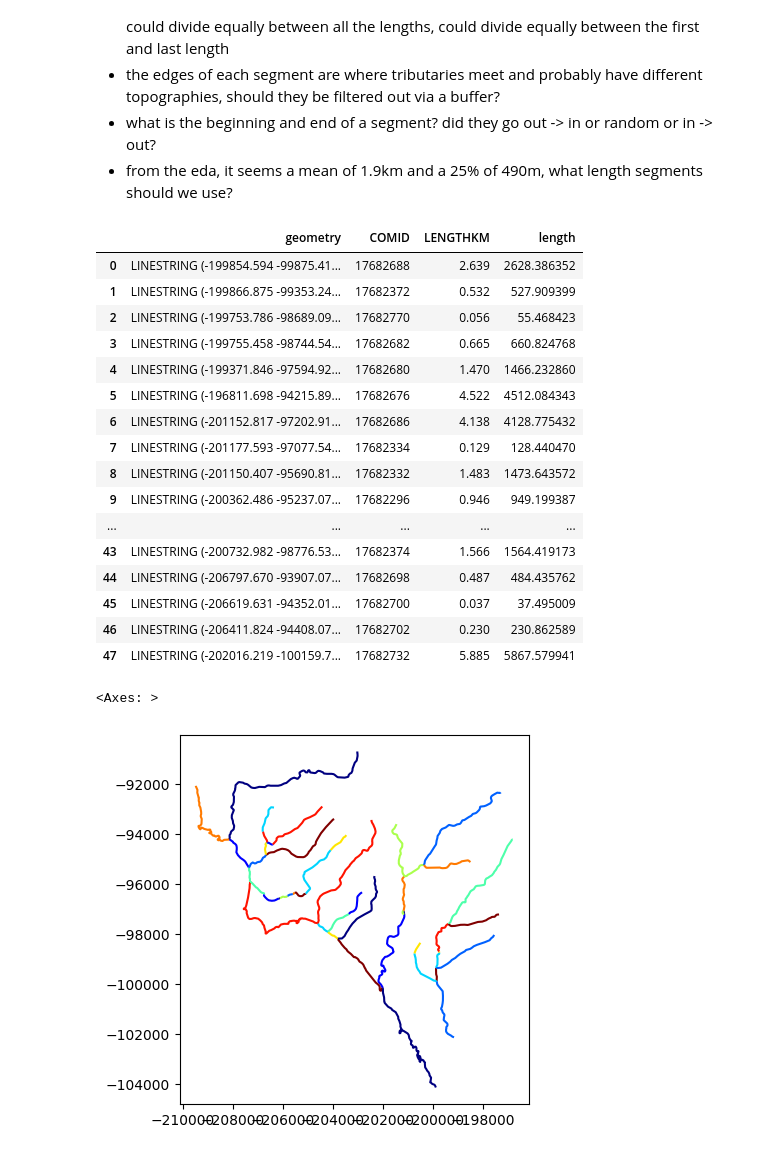
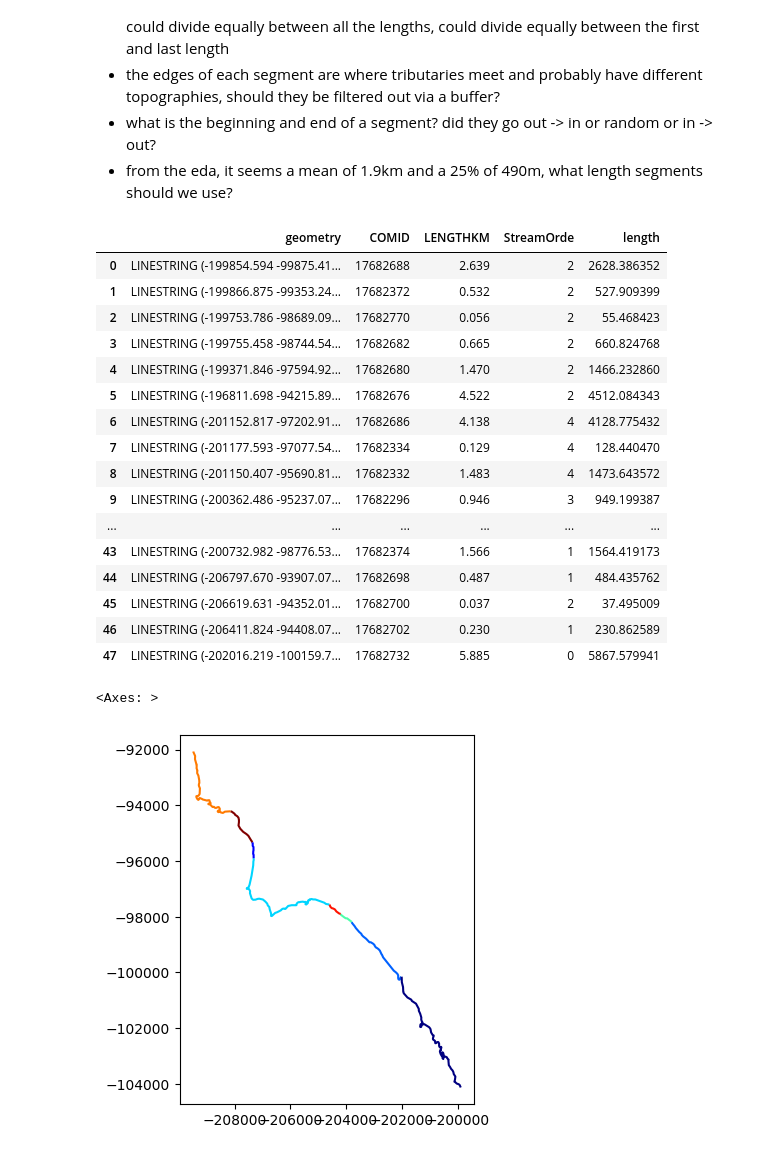
Before and after one commit to avkoehl/valleys, a Jupyter notebook: notebooks/split.ipynb, the cells around one changed output. Saved outputs shown, nothing was run; the diff lists cells and outputs as text; code cells hidden in the pictures.

Commit message:
filter non stream water bodies, figured out what stream order of 0 is?

```diff
--- a/notebooks/split.ipynb
+++ b/notebooks/split.ipynb
@@ -43,6 +43,7 @@ aoi = box(-122.4484, 37.0866, -122.24, 37.15)
 fields = [
     'COMID',
     'LENGTHKM',
+    'StreamOrde'
 ]
 
 nhd = NHD('flowline_mr', outfields = fields)
@@ -51,25 +52,25 @@ flowlines = flowlines.to_crs(3310)
 flowlines['length'] = flowlines['geometry'].apply(lambda x: x.length)
 flowlines
 # %% [output]
-|  | geometry | COMID | LENGTHKM | length |
-| 0 | LINESTRING (-199854.594 -99875.41... | 17682688 | 2.639 | 2628.386352 |
-| 1 | LINESTRING (-199866.875 -99353.24... | 17682372 | 0.532 | 527.909399 |
-| 2 | LINESTRING (-199753.786 -98689.09... | 17682770 | 0.056 | 55.468423 |
-| 3 | LINESTRING (-199755.458 -98744.54... | 17682682 | 0.665 | 660.824768 |
-| 4 | LINESTRING (-199371.846 -97594.92... | 17682680 | 1.470 | 1466.232860 |
-| 5 | LINESTRING (-196811.698 -94215.89... | 17682676 | 4.522 | 4512.084343 |
-| 6 | LINESTRING (-201152.817 -97202.91... | 17682686 | 4.138 | 4128.775432 |
-| 7 | LINESTRING (-201177.593 -97077.54... | 17682334 | 0.129 | 128.440470 |
-| 8 | LINESTRING (-201150.407 -95690.81... | 17682332 | 1.483 | 1473.643572 |
-| 9 | LINESTRING (-200362.486 -95237.07... | 17682296 | 0.946 | 949.199387 |
-| ... | ... | ... | ... | ... |
-| 43 | LINESTRING (-200732.982 -98776.53... | 17682374 | 1.566 | 1564.419173 |
-| 44 | LINESTRING (-206797.670 -93907.07... | 17682698 | 0.487 | 484.435762 |
-| 45 | LINESTRING (-206619.631 -94352.01... | 17682700 | 0.037 | 37.495009 |
-| 46 | LINESTRING (-206411.824 -94408.07... | 17682702 | 0.230 | 230.862589 |
-| 47 | LINESTRING (-202016.219 -100159.7... | 17682732 | 5.885 | 5867.579941 |
+|  | geometry | COMID | LENGTHKM | StreamOrde | length |
+| 0 | LINESTRING (-199854.594 -99875.41... | 17682688 | 2.639 | 2 | 2628.386352 |
+| 1 | LINESTRING (-199866.875 -99353.24... | 17682372 | 0.532 | 2 | 527.909399 |
+| 2 | LINESTRING (-199753.786 -98689.09... | 17682770 | 0.056 | 2 | 55.468423 |
+| 3 | LINESTRING (-199755.458 -98744.54... | 17682682 | 0.665 | 2 | 660.824768 |
+| 4 | LINESTRING (-199371.846 -97594.92... | 17682680 | 1.470 | 2 | 1466.232860 |
+| 5 | LINESTRING (-196811.698 -94215.89... | 17682676 | 4.522 | 2 | 4512.084343 |
+| 6 | LINESTRING (-201152.817 -97202.91... | 17682686 | 4.138 | 4 | 4128.775432 |
+| 7 | LINESTRING (-201177.593 -97077.54... | 17682334 | 0.129 | 4 | 128.440470 |
+| 8 | LINESTRING (-201150.407 -95690.81... | 17682332 | 1.483 | 4 | 1473.643572 |
+| 9 | LINESTRING (-200362.486 -95237.07... | 17682296 | 0.946 | 3 | 949.199387 |
+| ... | ... | ... | ... | ... | ... |
+| 43 | LINESTRING (-200732.982 -98776.53... | 17682374 | 1.566 | 1 | 1564.419173 |
+| 44 | LINESTRING (-206797.670 -93907.07... | 17682698 | 0.487 | 1 | 484.435762 |
+| 45 | LINESTRING (-206619.631 -94352.01... | 17682700 | 0.037 | 2 | 37.495009 |
+| 46 | LINESTRING (-206411.824 -94408.07... | 17682702 | 0.230 | 1 | 230.862589 |
+| 47 | LINESTRING (-202016.219 -100159.7... | 17682732 | 5.885 | 0 | 5867.579941 |
 # %%
-flowlines.plot(cmap=random_cmap())
+flowlines.loc[flowlines['StreamOrde'] == 0].plot(cmap=random_cmap())
 # %% [output]
 <Axes: >
-[figure, old version]
+[figure, new version]
```
Also changed, not shown: parts of 3 cells of this notebook.
